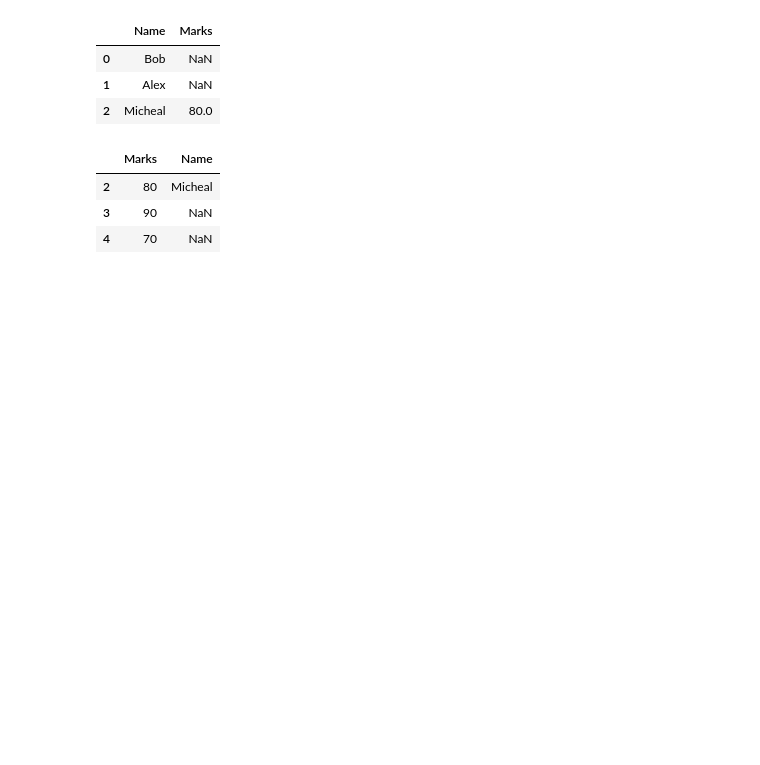
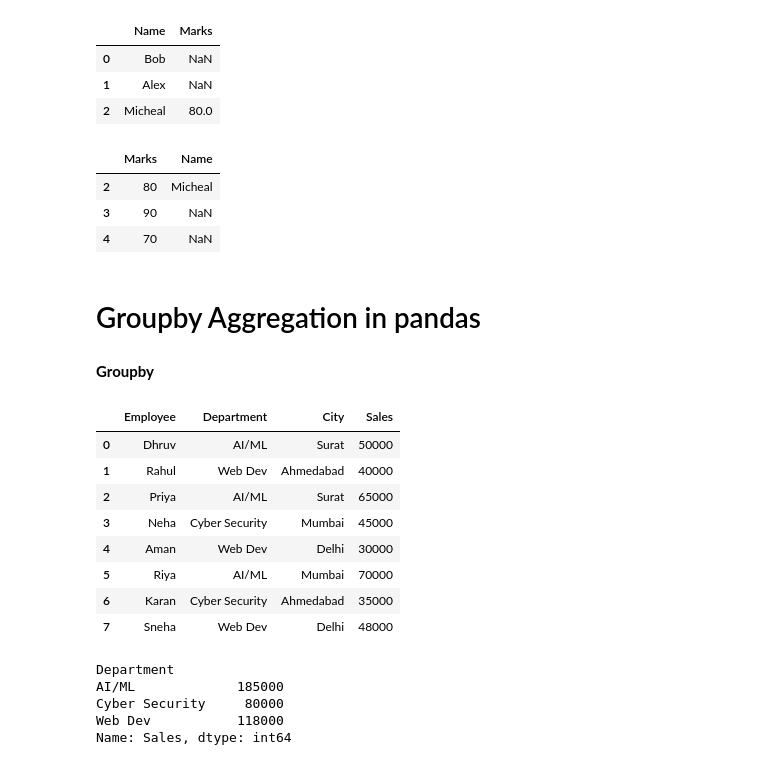
Before and after one commit to dhruv-workspace/Data-Science, a Jupyter notebook: Pandas/pandas-fundamentals.ipynb, the cells around one changed output. Saved outputs shown, nothing was run; the diff lists cells and outputs as text; code cells hidden in the pictures; blank space fills up the shorter version.

Commit message:
Pandas Groupby and Aggregation topic added

```diff
--- a/Pandas/pandas-fundamentals.ipynb
+++ b/Pandas/pandas-fundamentals.ipynb
@@ -351,3 +351,47 @@ df_df2.join(df_df1)
 | 2 | 80 | Micheal |
 | 3 | 90 | NaN |
 | 4 | 70 | NaN |
+# %% [markdown]
+# Groupby Aggregation in pandas
+# %% [markdown]
+**Groupby**
+# %%
+sales_data = {
+    "Employee": [
+        "Dhruv", "Rahul", "Priya", "Neha",
+        "Aman", "Riya", "Karan", "Sneha"
+    ],
+    "Department": [
+        "AI/ML", "Web Dev", "AI/ML", "Cyber Security",
+        "Web Dev", "AI/ML", "Cyber Security", "Web Dev"
+    ],
+    "City": [
+        "Surat", "Ahmedabad", "Surat", "Mumbai",
+        "Delhi", "Mumbai", "Ahmedabad", "Delhi"
+    ],
+    "Sales": [
+        50000, 40000, 65000, 45000,
+        30000, 70000, 35000, 48000
+    ]
+}
+df = pd.DataFrame(sales_data)
+df
+# %% [output]
+|  | Employee | Department | City | Sales |
+| 0 | Dhruv | AI/ML | Surat | 50000 |
+| 1 | Rahul | Web Dev | Ahmedabad | 40000 |
+| 2 | Priya | AI/ML | Surat | 65000 |
+| 3 | Neha | Cyber Security | Mumbai | 45000 |
+| 4 | Aman | Web Dev | Delhi | 30000 |
+| 5 | Riya | AI/ML | Mumbai | 70000 |
+| 6 | Karan | Cyber Security | Ahmedabad | 35000 |
+| 7 | Sneha | Web Dev | Delhi | 48000 |
+# %%
+# Groupby Department and caluculate the sum of sales
+df.groupby("Department")["Sales"].sum()
+# %% [output]
+Department
+AI/ML             185000
+Cyber Security     80000
+Web Dev           118000
+Name: Sales, dtype: int64
```
Also changed, not shown: parts of 5 cells of this notebook.
